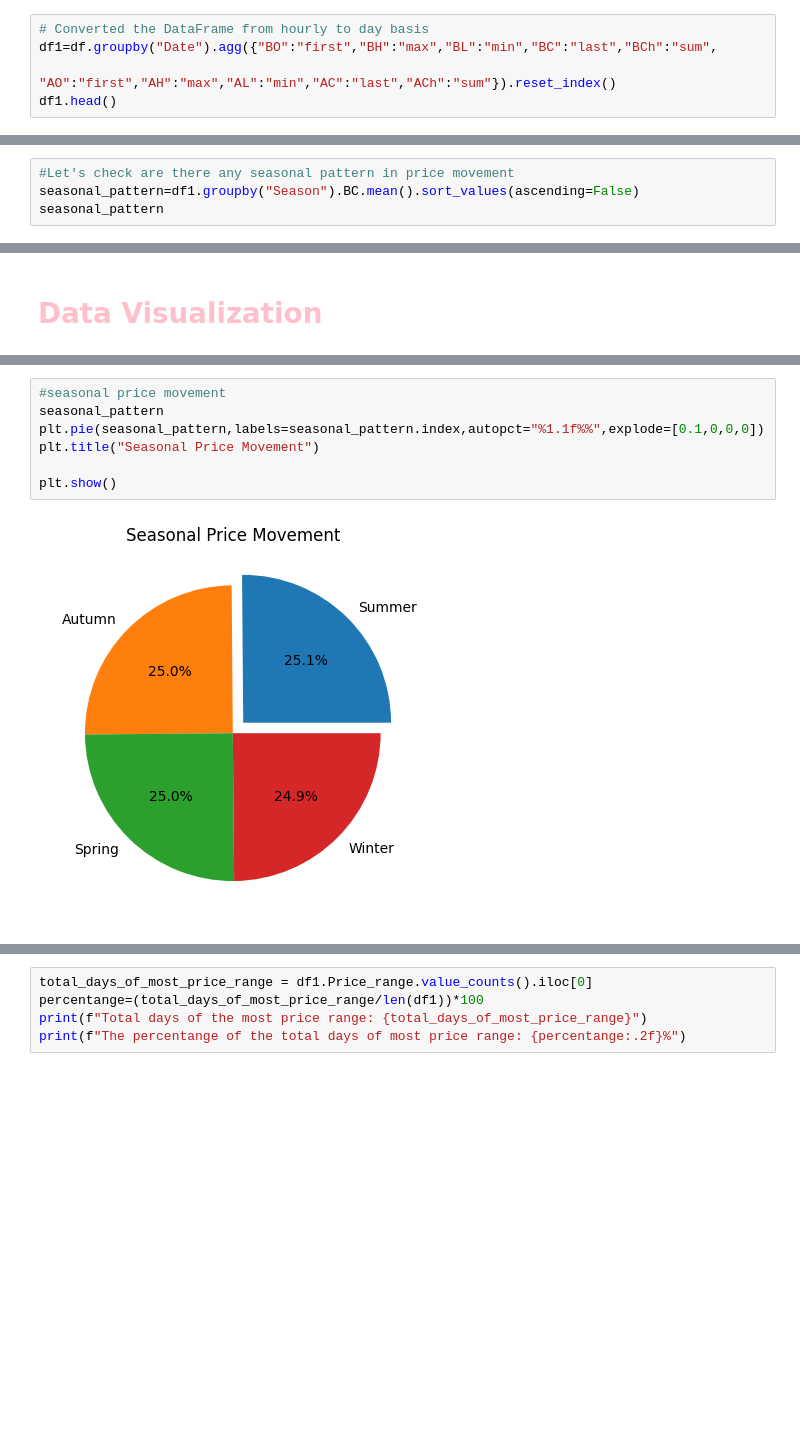
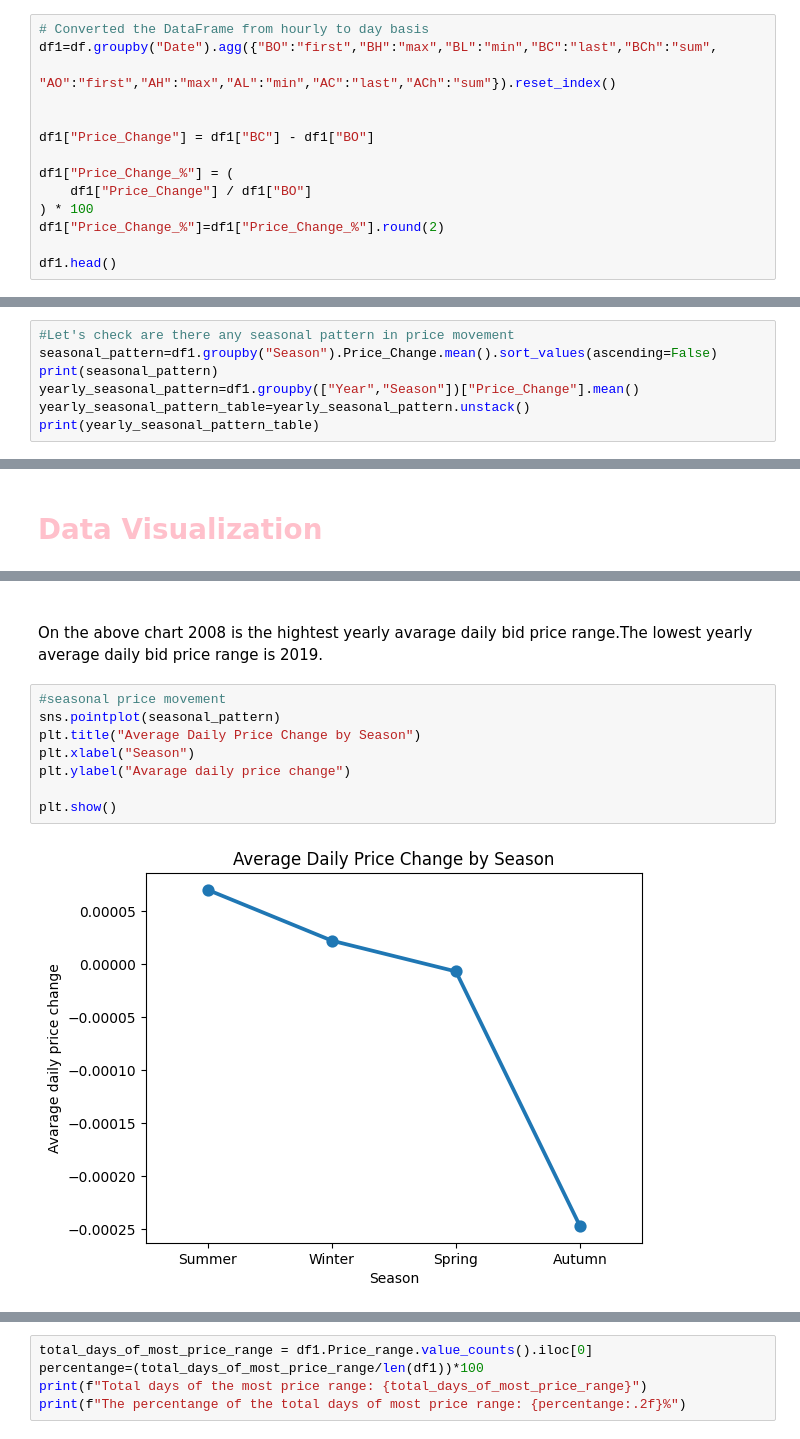
Before and after one commit to kafmfi/EUR-USD-Currency-Analysis, a Jupyter notebook: script.ipynb, the cells around one changed output, grey strips where cells are left out. Saved outputs shown, nothing was run; the diff lists cells and outputs as text; blank space fills up the shorter version.

```diff
--- a/script.ipynb
+++ b/script.ipynb
@@ -94,5 +99,14 @@ memory usage: 8.5+ MB
 # Converted the DataFrame from hourly to day basis
 df1=df.groupby("Date").agg({"BO":"first","BH":"max","BL":"min","BC":"last","BCh":"sum",
                         "AO":"first","AH":"max","AL":"min","AC":"last","ACh":"sum"}).reset_index()
+
+
+df1["Price_Change"] = df1["BC"] - df1["BO"]
+
+df1["Price_Change_%"] = (
+    df1["Price_Change"] / df1["BO"]
+) * 100
+df1["Price_Change_%"]=df1["Price_Change_%"].round(2)
+
 df1.head()
 # %% [output]
@@ -250,6 +302,9 @@ Above observation shows that the highest EURO/USD exchange rate was 1.5974 in th
 # %%
 #Let's check are there any seasonal pattern in price movement
-seasonal_pattern=df1.groupby("Season").BC.mean().sort_values(ascending=False)
-seasonal_pattern
+seasonal_pattern=df1.groupby("Season").Price_Change.mean().sort_values(ascending=False)
+print(seasonal_pattern)
+yearly_seasonal_pattern=df1.groupby(["Year","Season"])["Price_Change"].mean()
+yearly_seasonal_pattern_table=yearly_seasonal_pattern.unstack()
+print(yearly_seasonal_pattern_table)
 # %% [output]
 Season
@@ -331,11 +402,15 @@ plt.show()
+# %% [markdown]
+###
+On the above chart 2008 is the hightest yearly avarage daily bid price range.The lowest yearly average daily bid price range is 2019.
 # %%
 #seasonal price movement
-seasonal_pattern
-plt.pie(seasonal_pattern,labels=seasonal_pattern.index,autopct="%1.1f%%",explode=[0.1,0,0,0])
-plt.title("Seasonal Price Movement")
+sns.pointplot(seasonal_pattern)
+plt.title("Average Daily Price Change by Season")
+plt.xlabel("Season")
+plt.ylabel("Avarage daily price change")
 
 plt.show()
 # %% [output]
-[figure, old version]
+[figure, new version]
 # %% [markdown]
 ###
```
Also changed, not shown: parts of 50 cells of this notebook.
